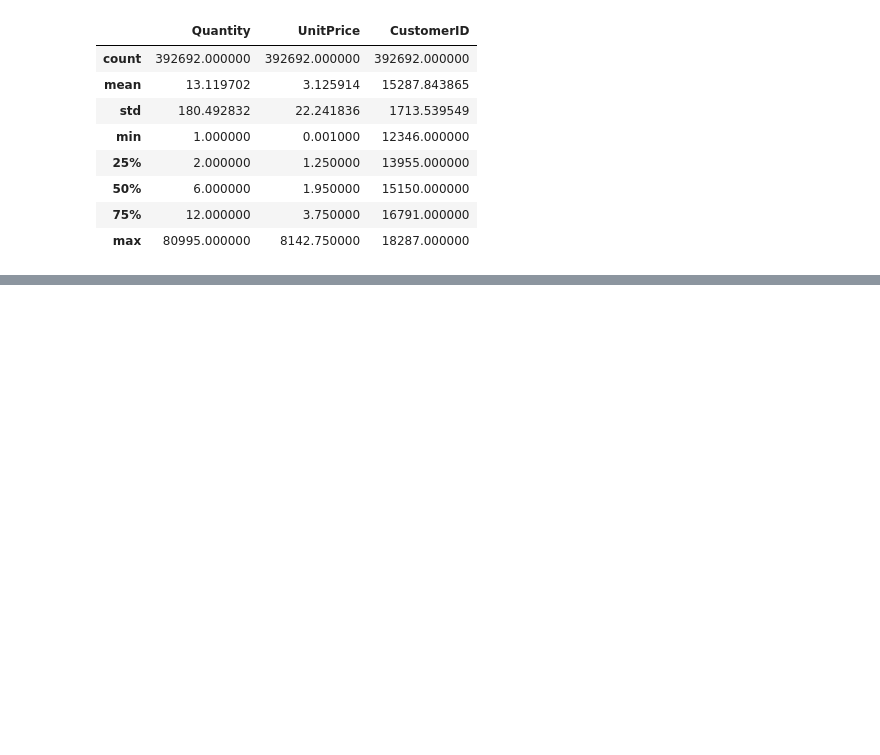
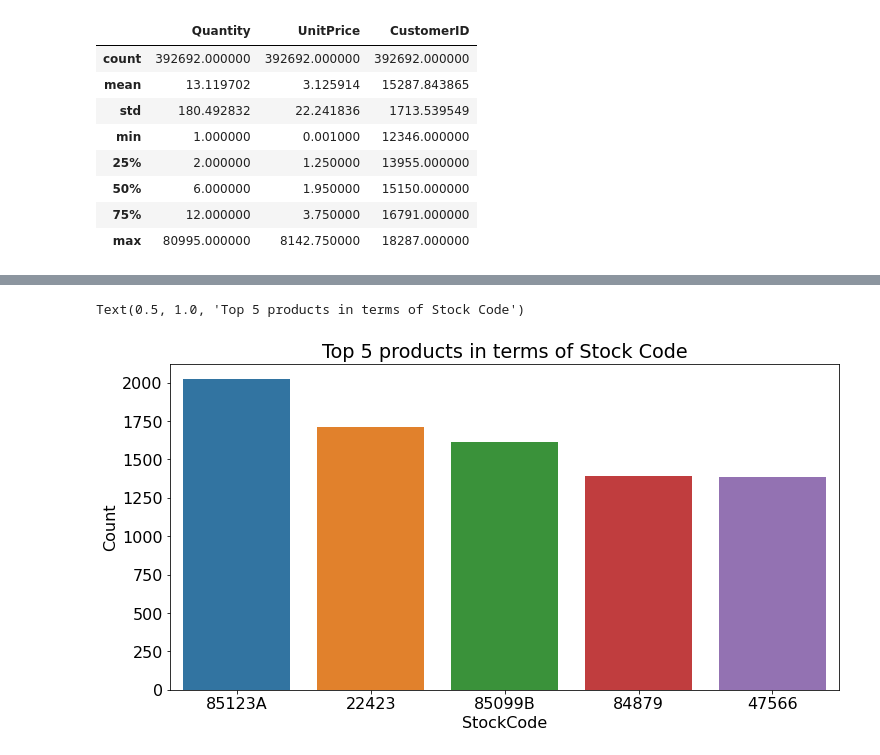
Before and after one commit to Gayatri-Surapaneni/Online-customer-segmentation, a Jupyter notebook: Online_customers_segmentation.ipynb, the cells around one changed output, grey strips where cells are left out. Saved outputs shown, nothing was run; the diff lists cells and outputs as text; code cells hidden in the pictures; blank space fills up the shorter version.

```diff
--- a/Online_customers_segmentation.ipynb
+++ b/Online_customers_segmentation.ipynb
@@ -398,0 +553,3 @@ df.describe()
+# %%
+top_5_StockCodes=df['StockCode'].value_counts().reset_index().rename(columns={'index':'StockCode','StockCode':'Count'}).head(5)
+top_5_StockCodes
@@ -398,0 +563,9 @@ df.describe()
+# %%
+# Top Ten product in terms of Stcok Code
+plt.figure(figsize=(12,6))
+plt.rcParams['font.size'] = '16'
+sns.barplot(x=top_5_StockCodes['StockCode'],y=top_5_StockCodes['Count'])
+plt.title('Top 5 products in terms of Stock Code')
+# %% [output]
+Text(0.5, 1.0, 'Top 5 products in terms of Stock Code')
+[figure, added]
```
Also changed, not shown: parts of 51 cells of this notebook.
